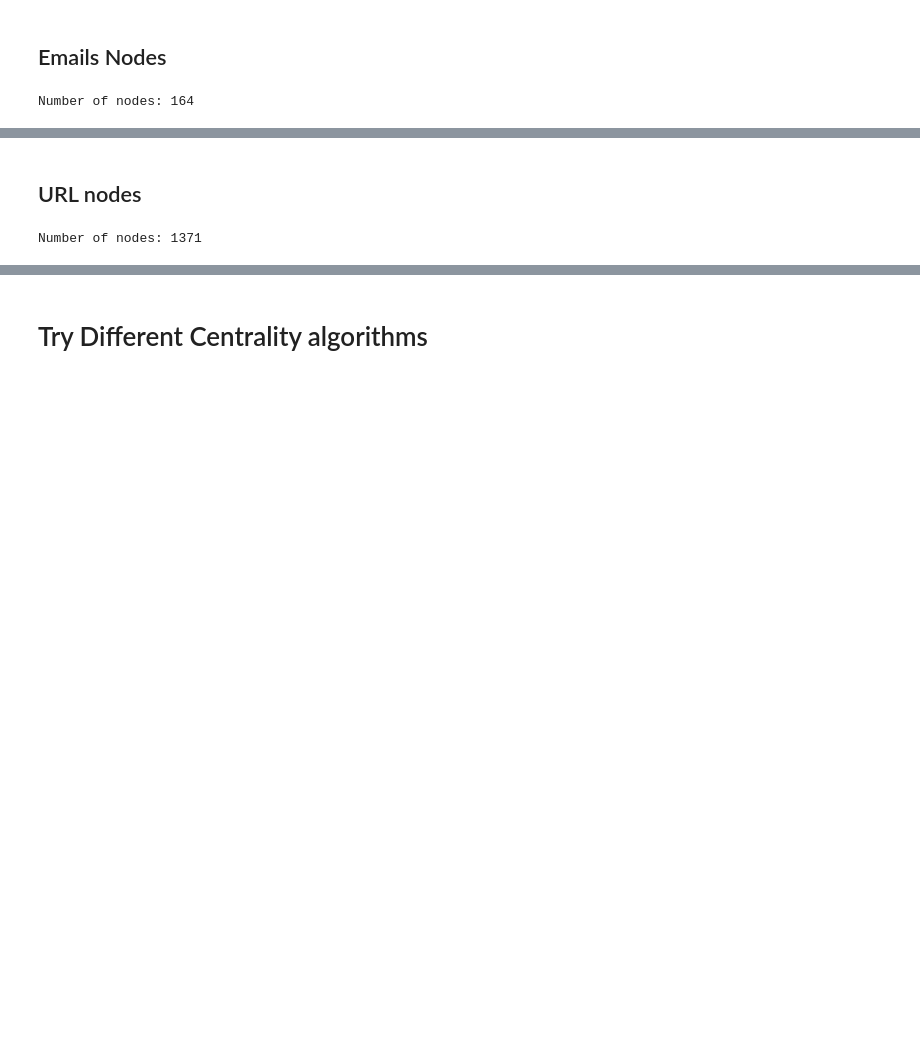
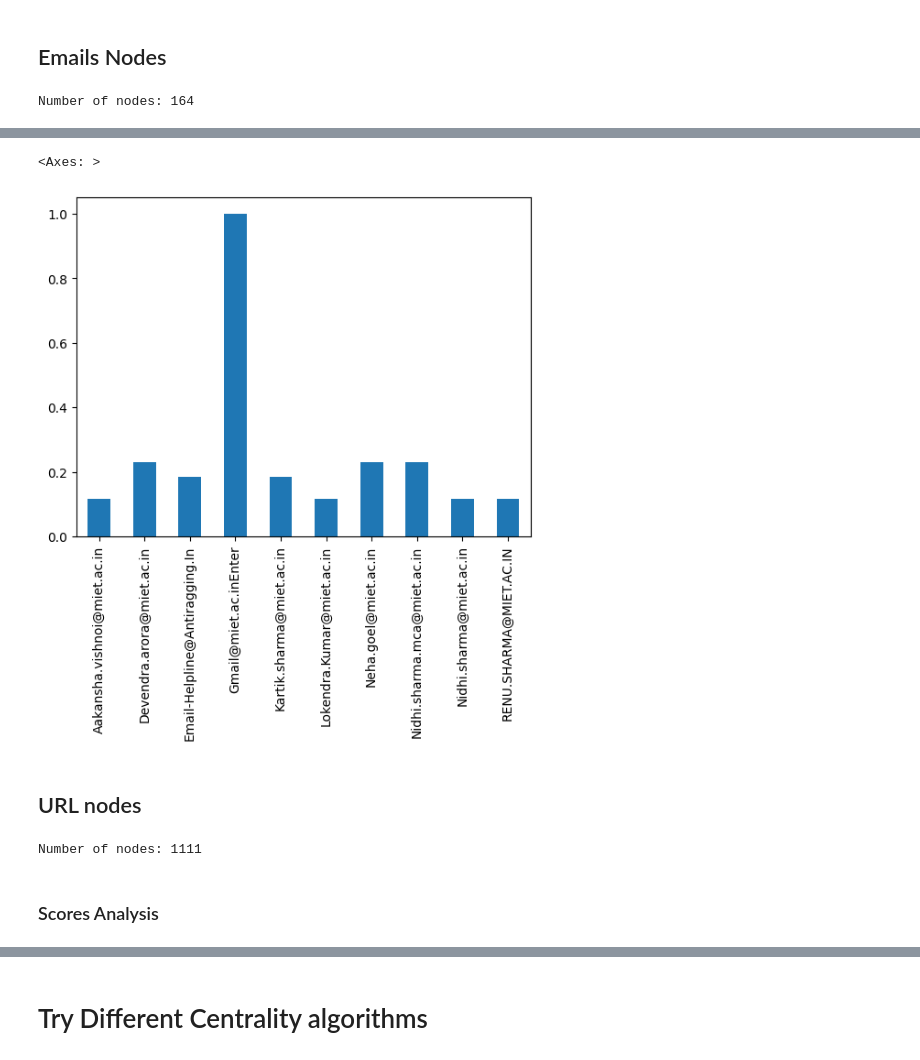
Before and after one commit to BIGdeadLock/Graph-Crawler, a Jupyter notebook: notebooks/EDA.ipynb, the cells around one changed output, grey strips where cells are left out. Saved outputs shown, nothing was run; the diff lists cells and outputs as text; code cells hidden in the pictures; blank space fills up the shorter version.

```diff
--- a/notebooks/EDA.ipynb
+++ b/notebooks/EDA.ipynb
@@ -83,15 +139,25 @@ sorted(relevant.items(), key=lambda x: x[1], reverse=True)
+# %%
+# Lets also take a random
+tfidf_df.sum().head(10).plot(kind='bar')
+
+# We can see here an example for an email that look fake - Gmail@miet.ac.in
+# %% [output]
+<Axes: >
+[figure, added]
 # %% [markdown]
 ## URL nodes
 # %%
 url_nodes = []
 for node, data in G.nodes(data=True):
 
-    if data and data['type'] == 'links':
+    if data and data['type'] == 'url':
         url_nodes.append(node)
 
 print(f"Number of nodes: {len(url_nodes)}")
 # %% [output]
-Number of nodes: 1371
+Number of nodes: 1111
+# %% [markdown]
+### Scores Analysis
 # %%
 url_nodes
 # %% [output]
```
Also changed, not shown: parts of 32 cells of this notebook, 5 other files.
